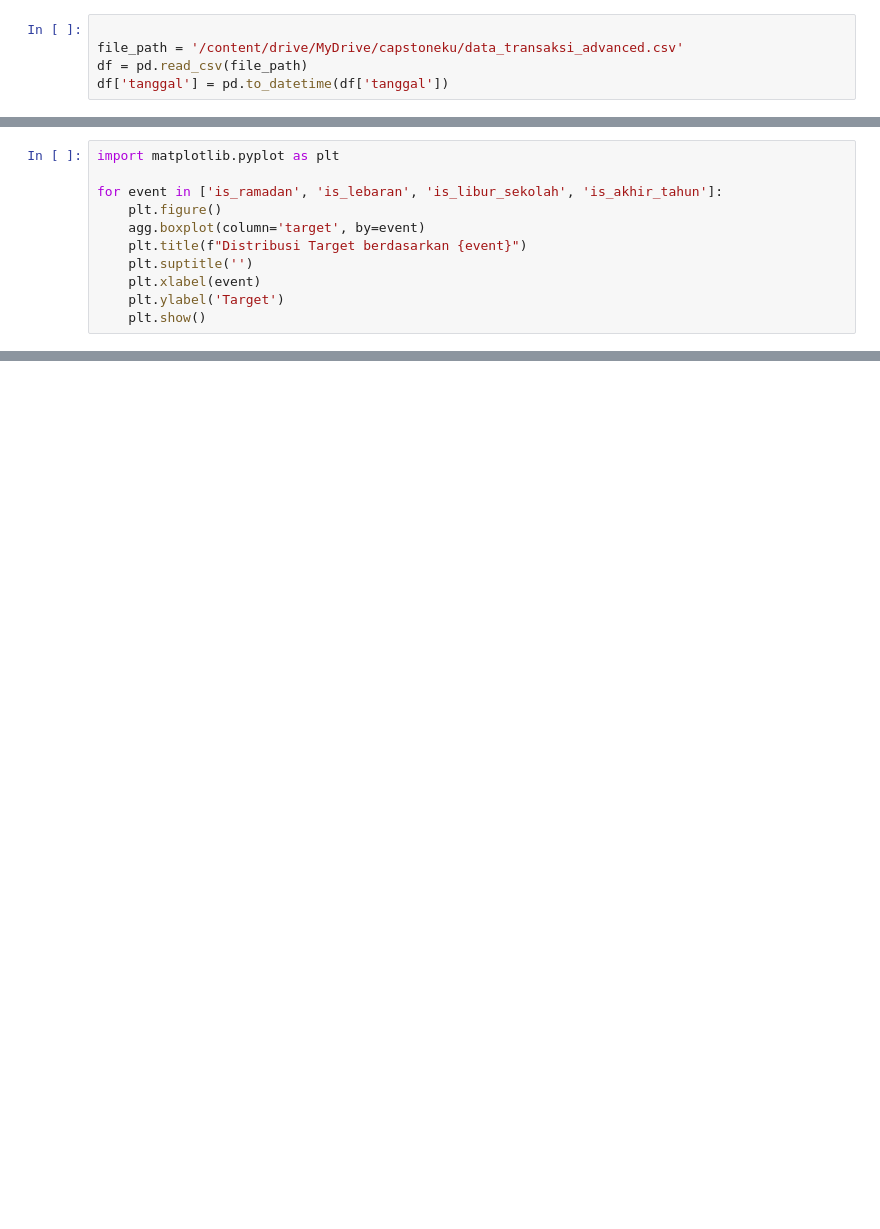
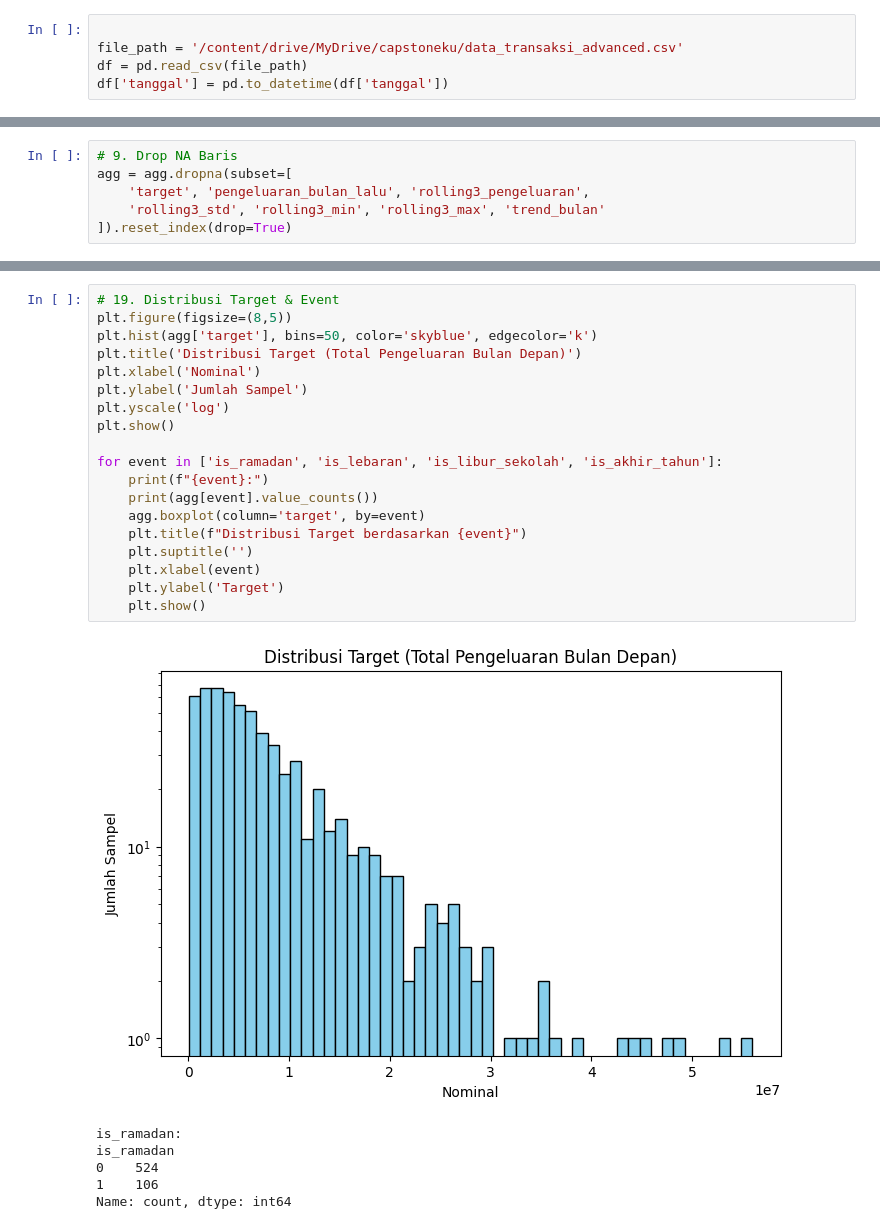
Before and after one commit to adenurchalisa/Capstone-Model, a Jupyter notebook: model_prediksi_1.ipynb, the cells around one changed output, grey strips where cells are left out. Cells and saved outputs as stored; diff of their text form; blank space fills up the shorter version.

```diff
--- a/model_prediksi_1.ipynb
+++ b/model_prediksi_1.ipynb
@@ -234,11 +21,0 @@ for f in range(len(importances)):
-# %%
-import matplotlib.pyplot as plt
-
-for event in ['is_ramadan', 'is_lebaran', 'is_libur_sekolah', 'is_akhir_tahun']:
-    plt.figure()
-    agg.boxplot(column='target', by=event)
-    plt.title(f"Distribusi Target berdasarkan {event}")
-    plt.suptitle('')
-    plt.xlabel(event)
-    plt.ylabel('Target')
-    plt.show()
@@ -299,0 +93,6 @@ is_akhir_tahun: 0.0000
+# %%
+# 9. Drop NA Baris
+agg = agg.dropna(subset=[
+    'target', 'pengeluaran_bulan_lalu', 'rolling3_pengeluaran',
+    'rolling3_std', 'rolling3_min', 'rolling3_max', 'trend_bulan'
+]).reset_index(drop=True)
@@ -299,0 +256,26 @@ is_akhir_tahun: 0.0000
+# %%
+# 19. Distribusi Target & Event
+plt.figure(figsize=(8,5))
+plt.hist(agg['target'], bins=50, color='skyblue', edgecolor='k')
+plt.title('Distribusi Target (Total Pengeluaran Bulan Depan)')
+plt.xlabel('Nominal')
+plt.ylabel('Jumlah Sampel')
+plt.yscale('log')
+plt.show()
+
+for event in ['is_ramadan', 'is_lebaran', 'is_libur_sekolah', 'is_akhir_tahun']:
+    print(f"{event}:")
+    print(agg[event].value_counts())
+    agg.boxplot(column='target', by=event)
+    plt.title(f"Distribusi Target berdasarkan {event}")
+    plt.suptitle('')
+    plt.xlabel(event)
+    plt.ylabel('Target')
+    plt.show()
+# %% [output]
+[figure, added]
+is_ramadan:
+is_ramadan
+0    524
+1    106
+Name: count, dtype: int64
```
Also changed, not shown: parts of 38 cells of this notebook.
